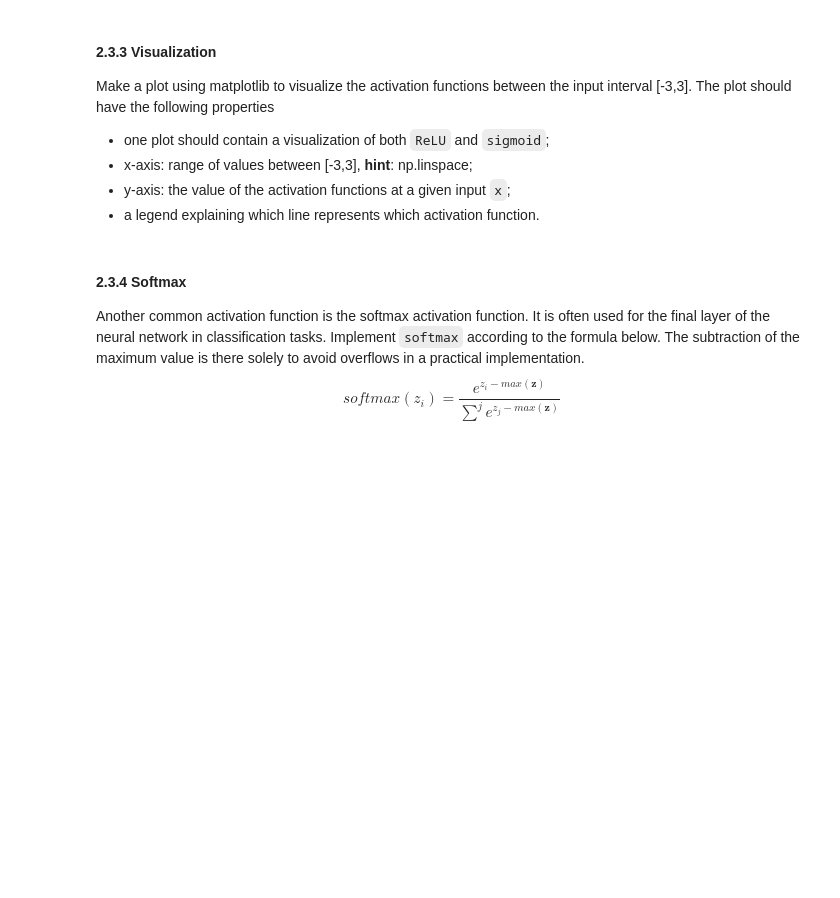
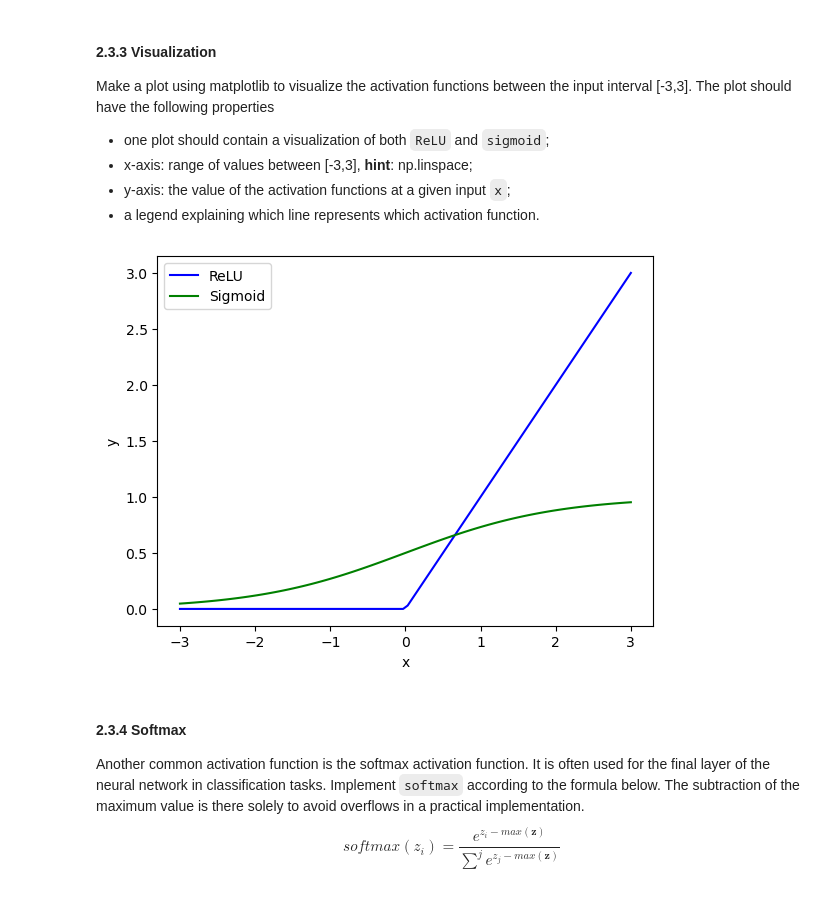
Before and after one commit to Tiazzo/my_dpl, a Jupyter notebook: IHA1/IHA1.ipynb, the cells around one changed output. Cells and saved outputs as stored; diff of their text form; code cells hidden in the pictures; blank space fills up the shorter version.

```diff
--- a/IHA1/IHA1.ipynb
+++ b/IHA1/IHA1.ipynb
@@ -807,17 +851,27 @@ Now implement `relu` in vectorized form
 # %%
 def relu(z):
-    """Implement the ReLU activation function
+    """Implement the ReLU activation function.
 
     Arguments:
-    z - the input of the activation function. Has a type of 'numpy.ndarray'
+    z - the input of the activation function. Has a type of 'float' or 'numpy.ndarray'
 
     Returns:
-    a - the output of the activation function. Has a type of numpy.ndarray and the same shape as 'z'
+    a - the output of the activation function. Has the same type and shape as 'z'
     """
 
     a = None  # TODO
-    # YOUR CODE HERE
-
+    if isinstance(a, float):
+        if z <= 0:
+            a = 0
+        else:
+            a = z
+    else:
+        a = np.copy(z)
+        for i, value in np.ndenumerate(z):
+            if value <= 0:
+                a[i] = 0
+            else:
+                a[i] = value
     return a
 # %%
 # test case
@@ -838,15 +896,19 @@ def sigmoid(z):
     """Implement the sigmoid activation function
 
     Arguments:
-    z - the input of the activation function. Has a type of 'numpy.ndarray'
+    z - the input of the activation function. Has a type of 'float' or 'numpy.ndarray'
 
     Returns:
-    a - the output of the activation function. Has a type of 'numpy.ndarray' and the same shape as 'z'
+    a - the output of the activation function. Has the same type and shape as 'z'
     """
 
     a = None  # TODO
-    # YOUR CODE HERE
-
+    if isinstance(a, float):
+        a = 1 / (1 + np.exp(-z))
+    else:
+        a = np.copy(z)
+        for i, value in np.ndenumerate(z):
+            a[i] = 1 / (1+ np.exp(-value))
     return a
 # %%
 # test case
@@ -869,3 +929,18 @@ Make a plot using matplotlib to visualize the activation functions between the i
+# %%
+# TODO: make a plot of ReLU and sigmoid values in the interval [-3,3]
+
+x_values = np.linspace(-3, 3, 100)
+relu_values = relu(data)
+sigmoid_values = sigmoid(data)
+
+plt.plot(x_values, relu_values, label='ReLU', color='blue')
+plt.plot(x_values, sigmoid_values, label='Sigmoid', color='green')
+plt.xlabel('x')
+plt.ylabel('y')
+plt.legend()
+plt.show()
+# %% [output]
+[figure, added]
 # %% [markdown]
 #### 2.3.4 Softmax
 Another common activation function is the softmax activation function. It is often used for the final layer of the neural network in classification tasks. Implement `softmax` according to the formula below. The subtraction of the maximum value is there solely to avoid overflows in a practical implementation.
```
Also changed, not shown: parts of 36 cells of this notebook.
